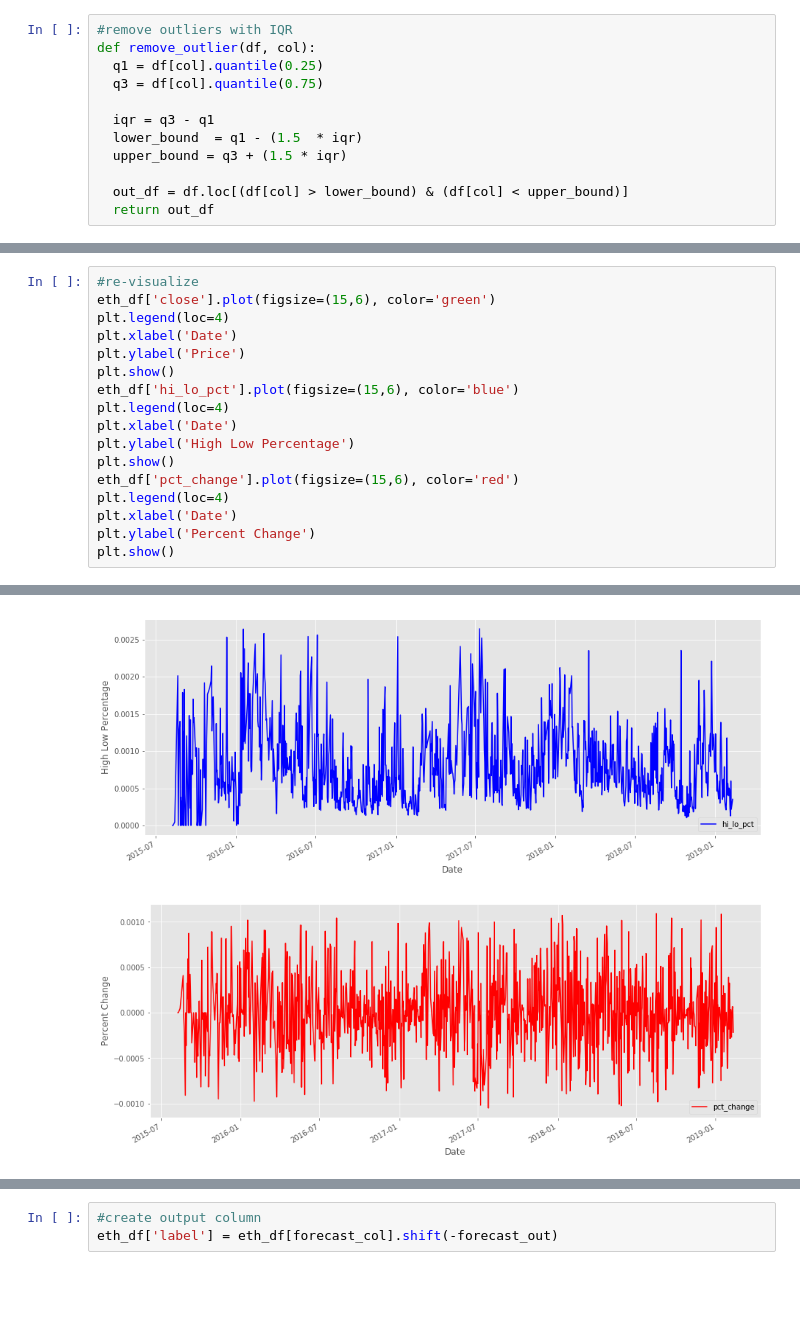
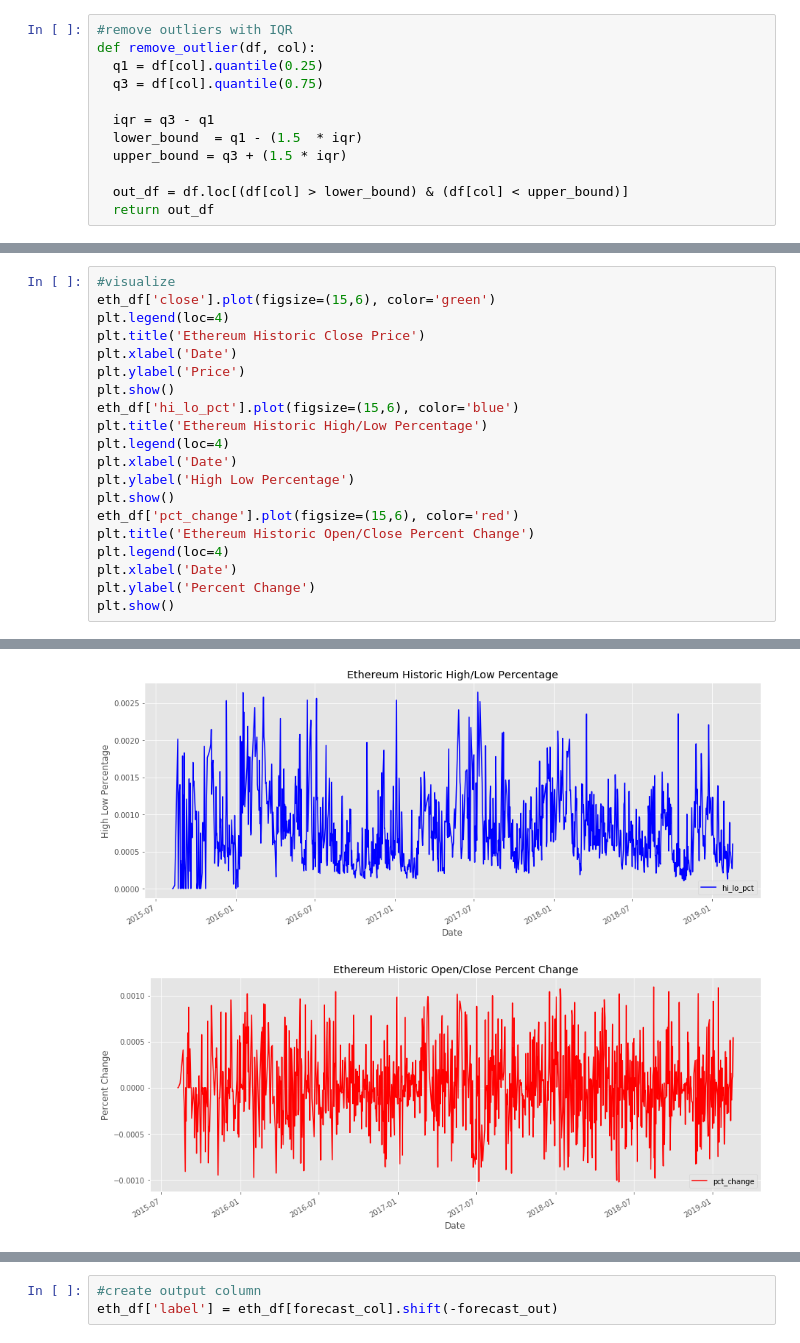
Before and after one commit to kyjohnson92/Crypto_ML, a Jupyter notebook: Linear-Regression-Price-Prediction.ipynb, the cells around one changed output, grey strips where cells are left out. Saved outputs shown, nothing was run; the diff lists cells and outputs as text; blank space fills up the shorter version.

```diff
--- a/Linear-Regression-Price-Prediction.ipynb
+++ b/Linear-Regression-Price-Prediction.ipynb
@@ -126,17 +129,20 @@ eth_df.describe()
 | max | 1382.000000 | 0.002647 | 0.001092 | 6.927351e+07 |
 # %%
-#re-visualize
+#visualize
 eth_df['close'].plot(figsize=(15,6), color='green')
 plt.legend(loc=4)
+plt.title('Ethereum Historic Close Price')
 plt.xlabel('Date')
 plt.ylabel('Price')
 plt.show()
 eth_df['hi_lo_pct'].plot(figsize=(15,6), color='blue')
+plt.title('Ethereum Historic High/Low Percentage')
 plt.legend(loc=4)
 plt.xlabel('Date')
 plt.ylabel('High Low Percentage')
 plt.show()
 eth_df['pct_change'].plot(figsize=(15,6), color='red')
+plt.title('Ethereum Historic Open/Close Percent Change')
 plt.legend(loc=4)
 plt.xlabel('Date')
 plt.ylabel('Percent Change')
@@ -146,5 +152,5 @@ plt.show()
-[figure, old version]
+[figure, new version]
-[figure, old version]
+[figure, new version]
 # %%
 #create forcast column
 forecast_col = 'close'
```
Also changed, not shown: parts of 18 cells of this notebook.
